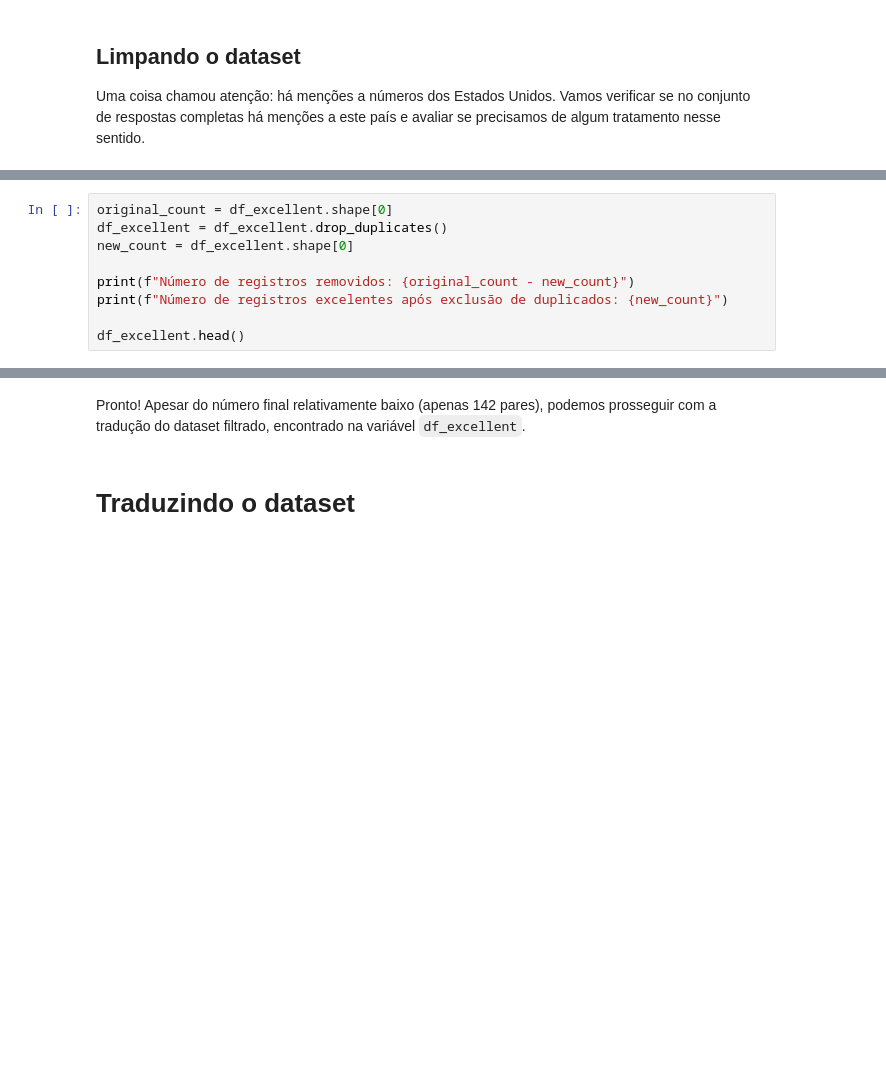
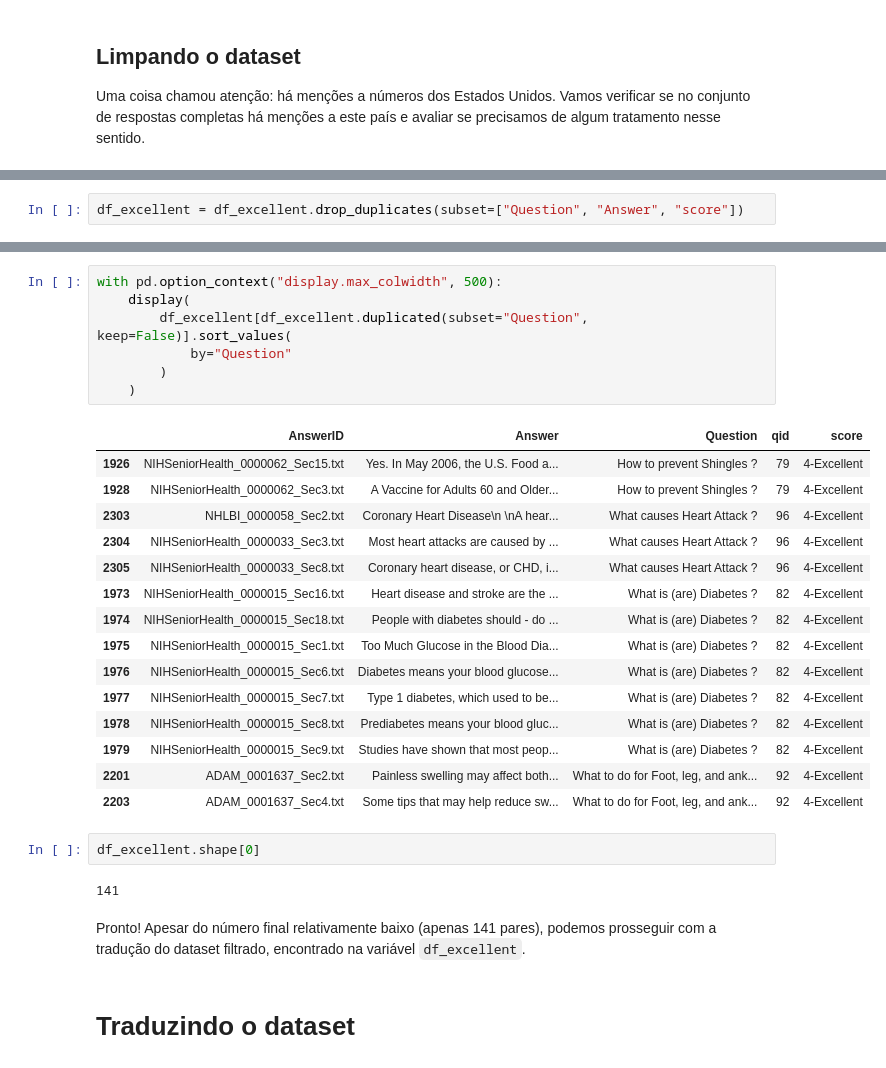
Before and after one commit to leanseefeld/8iadt-tc-fase3-assistente-medico, a Jupyter notebook: llm/fine-tuning/data-prep.ipynb, the cells around one changed output, grey strips where cells are left out. Cells and saved outputs as stored; diff of their text form; blank space fills up the shorter version.

```diff
--- a/llm/fine-tuning/data-prep.ipynb
+++ b/llm/fine-tuning/data-prep.ipynb
@@ -180 +203,3 @@ df_excellent[df_excellent.duplicated()]
+# %%
+df_excellent = df_excellent.drop_duplicates(subset=["Question", "Answer", "score"])
 # %% [markdown]
@@ -184,9 +206,0 @@ Entretanto, podemos excluir os registros onde todos os valores estão duplicados
-# %%
-original_count = df_excellent.shape[0]
-df_excellent = df_excellent.drop_duplicates()
-new_count = df_excellent.shape[0]
-
-print(f"Número de registros removidos: {original_count - new_count}")
-print(f"Número de registros excelentes após exclusão de duplicados: {new_count}")
-
-df_excellent.head()
@@ -202,5 +207,32 @@ Número de registros excelentes após exclusão de duplicados: 142
+# %%
+with pd.option_context("display.max_colwidth", 500):
+    display(
+        df_excellent[df_excellent.duplicated(subset="Question", keep=False)].sort_values(
+            by="Question"
+        )
+    )
+# %% [output]
+|  | AnswerID | Answer | Question | qid | score |
+| 1926 | NIHSeniorHealth_0000062_Sec15.txt | Yes. In May 2006, the U.S. Food a... | How to prevent Shingles ? | 79 | 4-Excellent |
+| 1928 | NIHSeniorHealth_0000062_Sec3.txt | A Vaccine for Adults 60 and Older... | How to prevent Shingles ? | 79 | 4-Excellent |
+| 2303 | NHLBI_0000058_Sec2.txt | Coronary Heart Disease\n \nA hear... | What causes Heart Attack ? | 96 | 4-Excellent |
+| 2304 | NIHSeniorHealth_0000033_Sec3.txt | Most heart attacks are caused by ... | What causes Heart Attack ? | 96 | 4-Excellent |
+| 2305 | NIHSeniorHealth_0000033_Sec8.txt | Coronary heart disease, or CHD, i... | What causes Heart Attack ? | 96 | 4-Excellent |
+| 1973 | NIHSeniorHealth_0000015_Sec16.txt | Heart disease and stroke are the ... | What is (are) Diabetes ? | 82 | 4-Excellent |
+| 1974 | NIHSeniorHealth_0000015_Sec18.txt | People with diabetes should - do ... | What is (are) Diabetes ? | 82 | 4-Excellent |
+| 1975 | NIHSeniorHealth_0000015_Sec1.txt | Too Much Glucose in the Blood Dia... | What is (are) Diabetes ? | 82 | 4-Excellent |
+| 1976 | NIHSeniorHealth_0000015_Sec6.txt | Diabetes means your blood glucose... | What is (are) Diabetes ? | 82 | 4-Excellent |
+| 1977 | NIHSeniorHealth_0000015_Sec7.txt | Type 1 diabetes, which used to be... | What is (are) Diabetes ? | 82 | 4-Excellent |
+| 1978 | NIHSeniorHealth_0000015_Sec8.txt | Prediabetes means your blood gluc... | What is (are) Diabetes ? | 82 | 4-Excellent |
+| 1979 | NIHSeniorHealth_0000015_Sec9.txt | Studies have shown that most peop... | What is (are) Diabetes ? | 82 | 4-Excellent |
+| 2201 | ADAM_0001637_Sec2.txt | Painless swelling may affect both... | What to do for Foot, leg, and ank... | 92 | 4-Excellent |
+| 2203 | ADAM_0001637_Sec4.txt | Some tips that may help reduce sw... | What to do for Foot, leg, and ank... | 92 | 4-Excellent |
+# %%
+df_excellent.shape[0]
+# %% [output]
+141
 # %% [markdown]
-Pronto! Apesar do número final relativamente baixo (apenas 142 pares), podemos prosseguir com a tradução do dataset filtrado, encontrado na variável `df_excellent`.
+Pronto! Apesar do número final relativamente baixo (apenas 141 pares), podemos prosseguir com a tradução do dataset filtrado, encontrado na variável `df_excellent`.
 # %% [markdown]
 # Traduzindo o dataset
 # %% [markdown]
```
Also changed, not shown: parts of 21 cells of this notebook.
